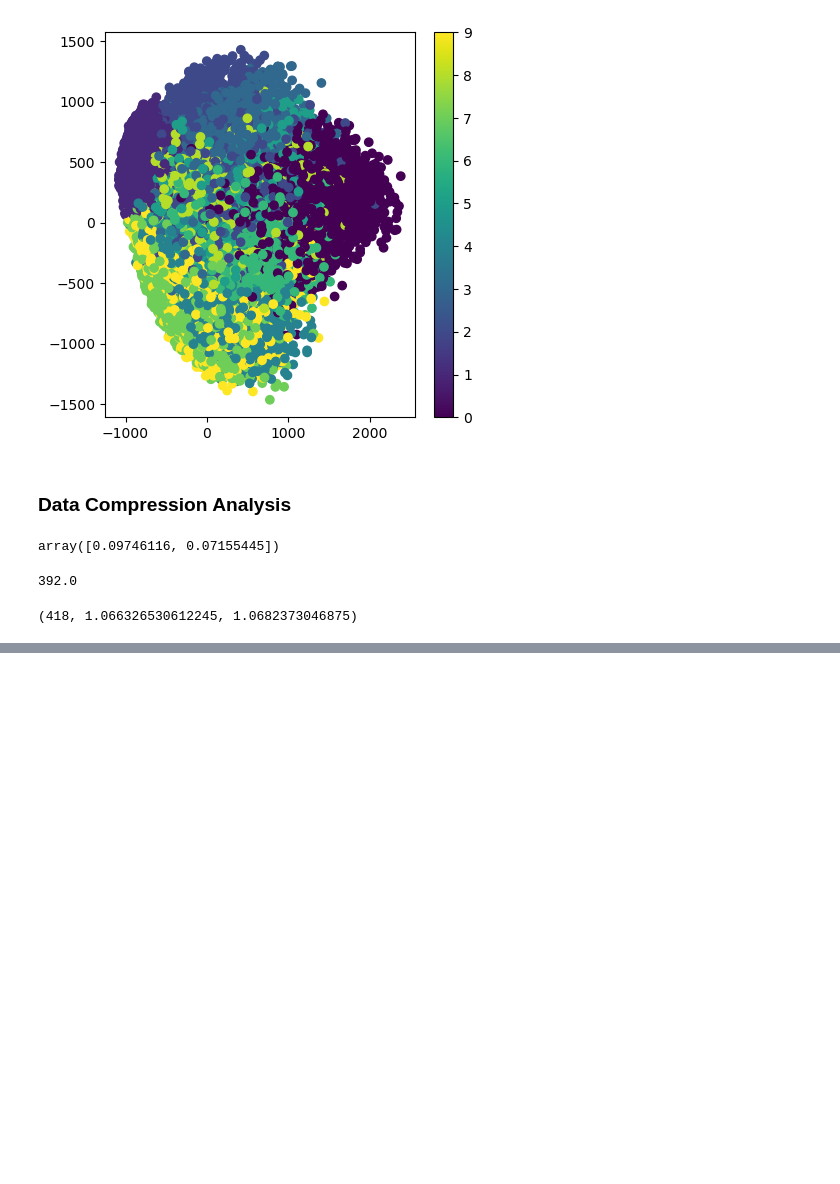
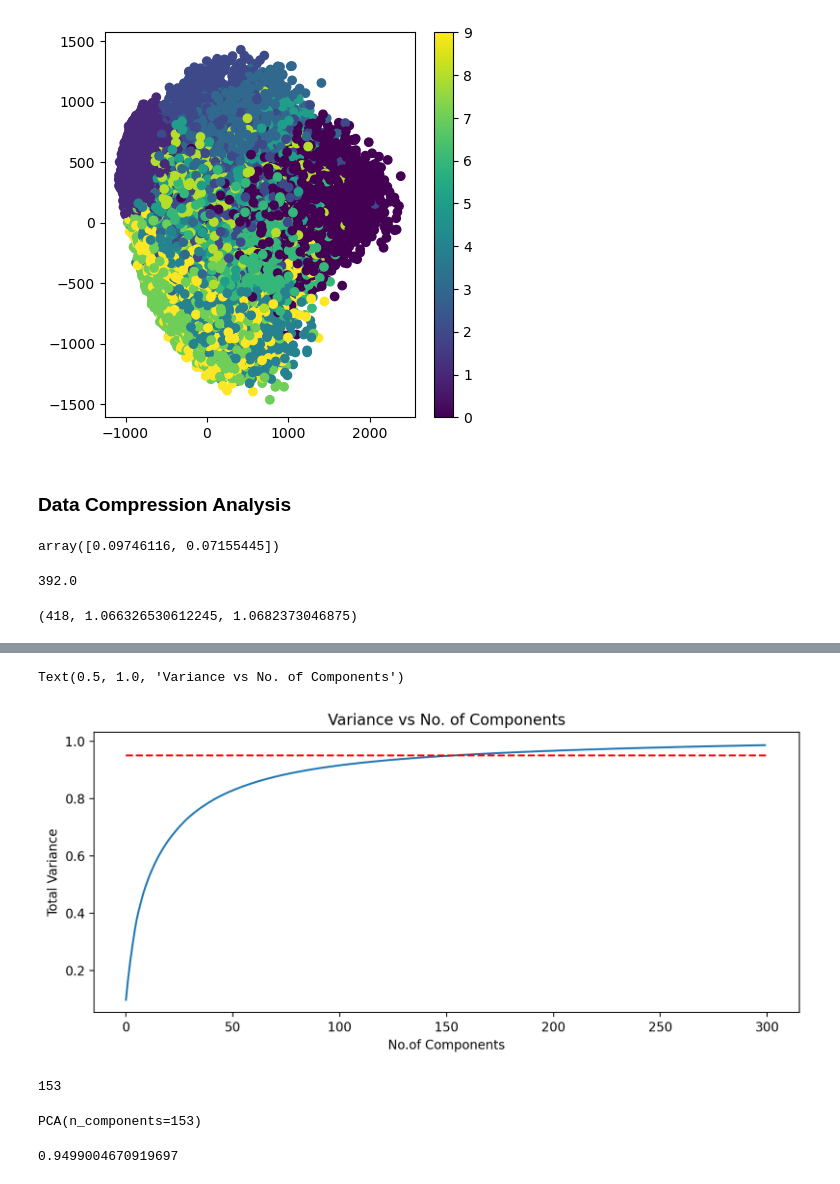
Before and after one commit to beniamine3155/Machine_Learning_AtoZ, a Jupyter notebook: 18_PCA/pca.ipynb, the cells around one changed output, grey strips where cells are left out. Drawn from its saved outputs; the diff is of its cells as text; code cells hidden in the pictures; blank space fills up the shorter version.

```diff
--- a/18_PCA/pca.ipynb
+++ b/18_PCA/pca.ipynb
@@ -118,0 +150,27 @@ sys.getsizeof(X)//(2**20), 418/392, sys.getsizeof(X_pca)/(2**20)
+# %%
+cumsum = np.cumsum(pca.explained_variance_ratio_)
+
+plt.figure(figsize=(10,4), dpi=200)
+plt.plot(cumsum)
+plt.plot([0, 300], [0.95, 0.95], 'r--')
+
+plt.xlabel('No.of Components')
+plt.ylabel('Total Variance')
+plt.title('Variance vs No. of Components')
+# %% [output]
+Text(0.5, 1.0, 'Variance vs No. of Components')
+[figure, added]
+# %%
+idx = sum(cumsum<=0.95)
+idx
+# %% [output]
+153
+# %%
+pca = PCA(n_components=idx)
+pca.fit(X)
+# %% [output]
+PCA(n_components=153)
+# %%
+sum(pca.explained_variance_ratio_)
+# %% [output]
+0.9499004670919697
```
Also changed, not shown: parts of 4 cells of this notebook.
